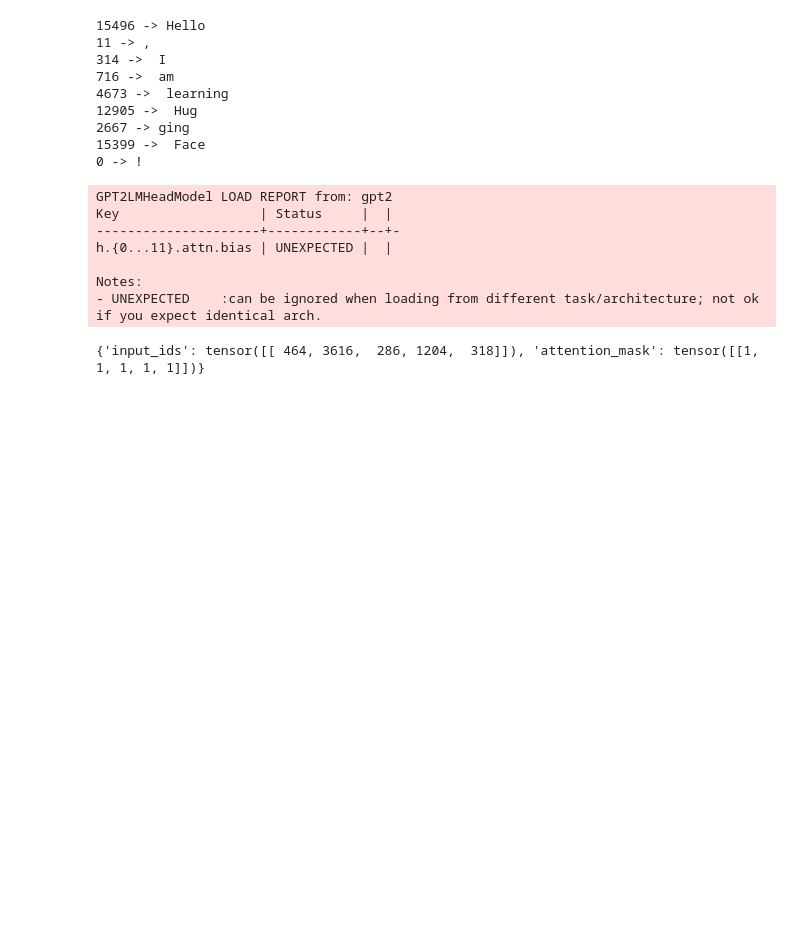
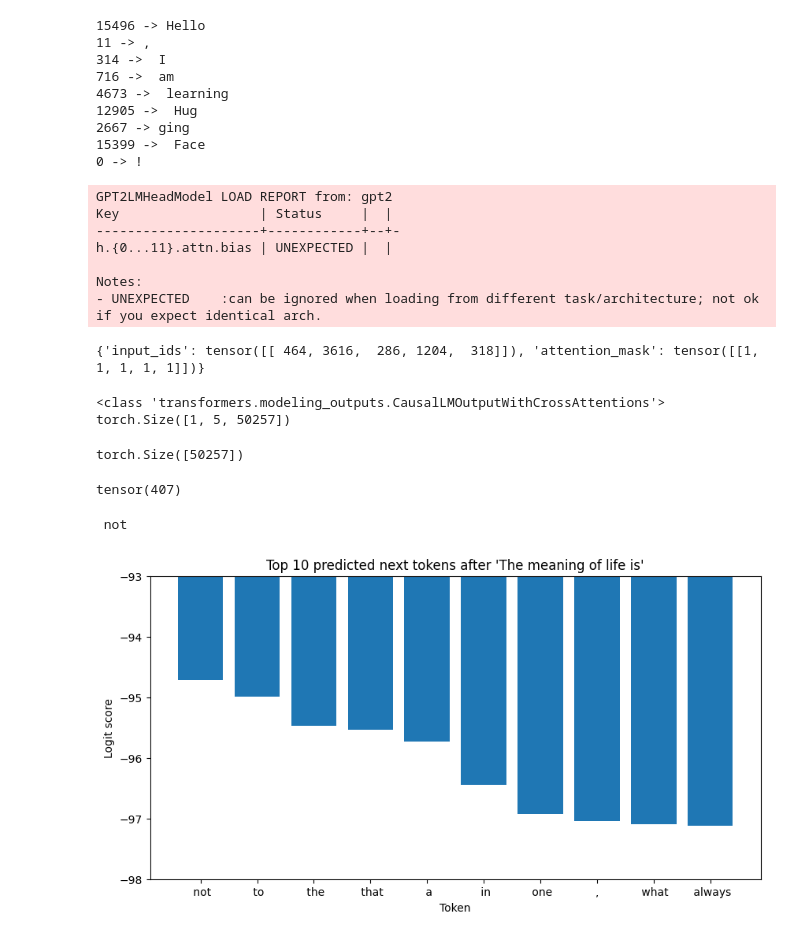
Before and after one commit to Peeyusj/week19_huggingface, a Jupyter notebook: week19_huggingface.ipynb, the cells around one changed output. Saved outputs shown, nothing was run; the diff lists cells and outputs as text; code cells hidden in the pictures; blank space fills up the shorter version.

Commit message:
Week 19 Day 2: Manual inference - tokenizer, logits, softmax, generate() loop

```diff
--- a/week19_huggingface.ipynb
+++ b/week19_huggingface.ipynb
@@ -61,3 +68,44 @@ input_ids = tokenizer("The meaning of life is", return_tensors='pt')
 print(input_ids)
 # %% [output]
 {'input_ids': tensor([[ 464, 3616,  286, 1204,  318]]), 'attention_mask': tensor([[1, 1, 1, 1, 1]])}
+# %%
+with torch.no_grad():
+    outputs = model(**input_ids)
+
+print(type(outputs))
+print(outputs.logits.shape)
+# %% [output]
+<class 'transformers.modeling_outputs.CausalLMOutputWithCrossAttentions'>
+torch.Size([1, 5, 50257])
+# %%
+next_token_logits = outputs.logits[0, -1, :]
+print(next_token_logits.shape)
+# %% [output]
+torch.Size([50257])
+# %%
+next_token_id = next_token_logits.argmax()
+print(next_token_id)
+# %% [output]
+tensor(407)
+# %%
+print(tokenizer.decode([407]))
+# %% [output]
+ not
+# %%
+import matplotlib.pyplot as plt
+
+# get top 10 predicted next tokens
+top10 = next_token_logits.topk(10)
+
+labels = [tokenizer.decode([i]) for i in top10.indices]
+values = top10.values.tolist()
+
+plt.figure(figsize=(10, 5))
+plt.bar(labels, values)
+plt.title("Top 10 predicted next tokens after 'The meaning of life is'")
+plt.xlabel("Token")
+plt.ylabel("Logit score")
+plt.ylim(-98, -93)
+plt.show()
+# %% [output]
+[figure, added]
```
Also changed, not shown: parts of 8 cells of this notebook.
